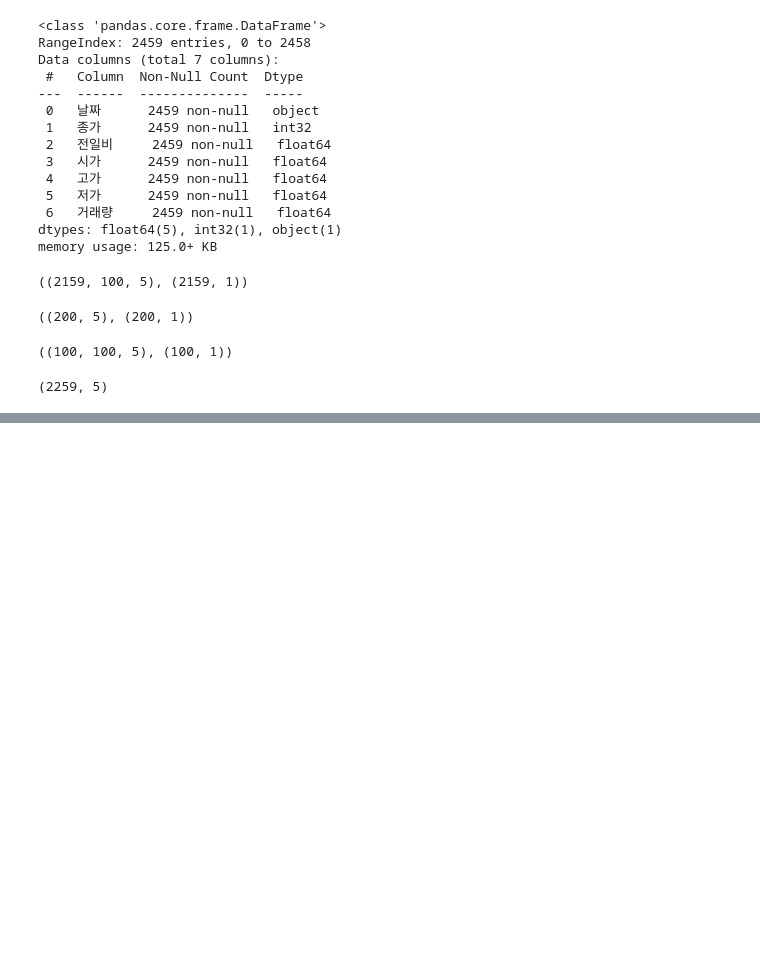
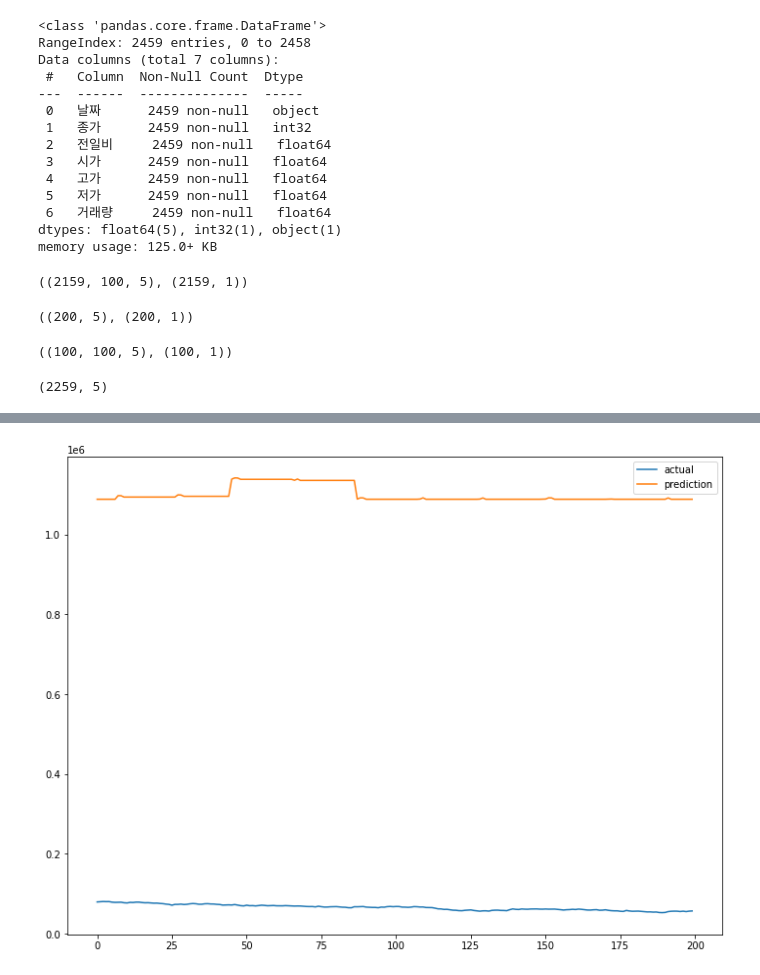
Before and after one commit to Ukjang/2022fin, a Jupyter notebook: 머신러닝_딥러닝/LSTM_삼성전자주가예측_프로젝트.ipynb, the cells around one changed output, grey strips where cells are left out. Cells and saved outputs as stored; diff of their text form; code cells hidden in the pictures; blank space fills up the shorter version.

```diff
--- a/머신러닝_딥러닝/LSTM_삼성전자주가예측_프로젝트.ipynb
+++ b/머신러닝_딥러닝/LSTM_삼성전자주가예측_프로젝트.ipynb
@@ -370,0 +682,3 @@ best_model.evaluate(test_feature, test_label)
+# %%
+best_model = load_model(model_path)
+best_model.evaluate(X_test, y_test)
@@ -370,0 +690,9 @@ best_model.evaluate(test_feature, test_label)
+# %%
+pred = best_model.predict(X_test)
+plt.figure(figsize=(12, 9))
+plt.plot(y_test, label = 'actual')
+plt.plot(pred.flatten(), label = 'prediction')
+plt.legend()
+# plt.xticks(list(test_date))
+plt.show()
+# %% [output]
@@ -370,0 +700 @@ best_model.evaluate(test_feature, test_label)
+[figure, added]
```
Also changed, not shown: parts of 41 cells of this notebook, 4 other files.
